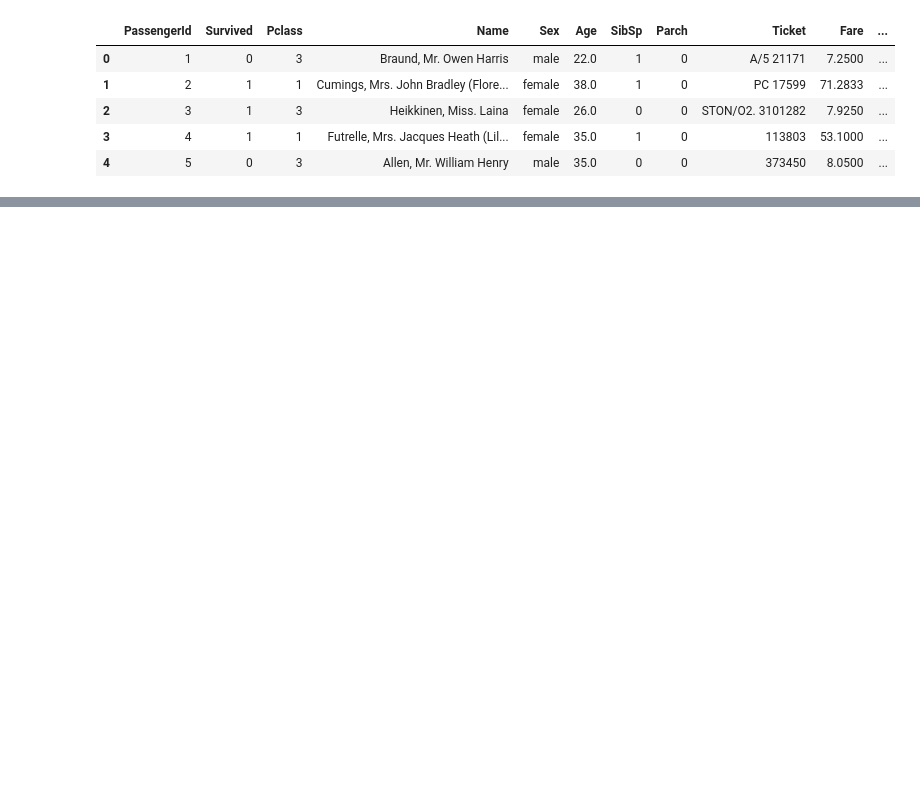
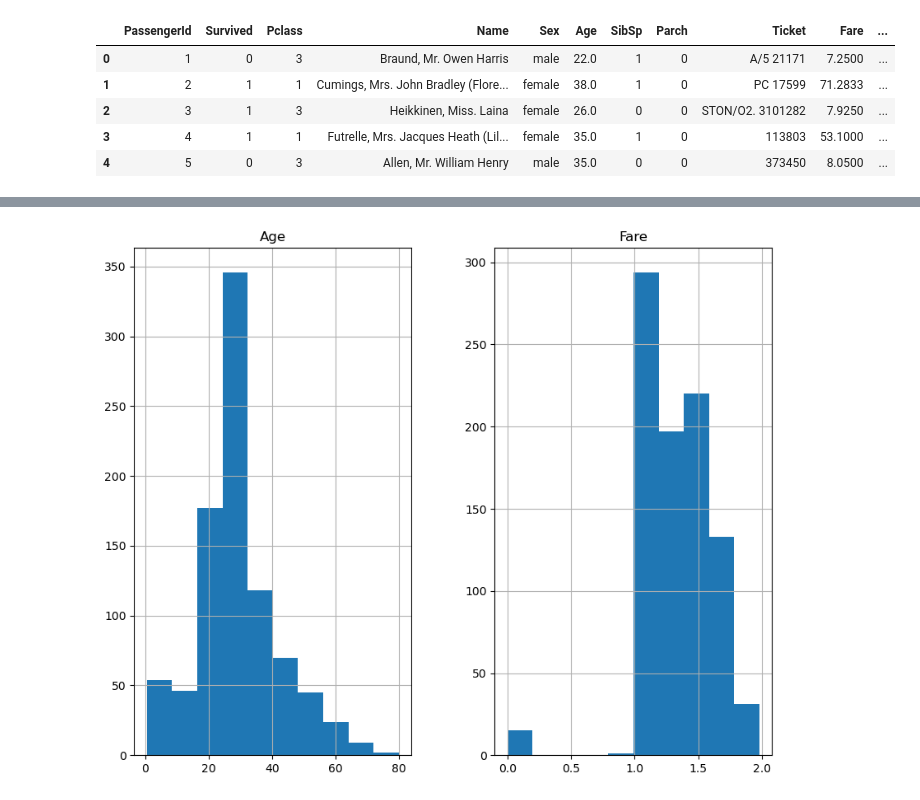
Before and after one commit to henriquemenegaz/titanic, a Jupyter notebook: submission1.ipynb, the cells around one changed output, grey strips where cells are left out. Cells and saved outputs as stored; diff of their text form; code cells hidden in the pictures; blank space fills up the shorter version.

```diff
--- a/submission1.ipynb
+++ b/submission1.ipynb
@@ -124,0 +156,9 @@ df_train_encoded
+# %%
+df_train['Fare'] = np.log1p(df_train['Fare'])
+# df_train['Parch'] = np.log1p(df_train['Age'])
+# %%
+# Check their formats
+df_train[numerical_features].hist(figsize=(10, 8))
+plt.show()
+# %% [output]
+[figure, added]
```
Also changed, not shown: parts of 19 cells of this notebook.
